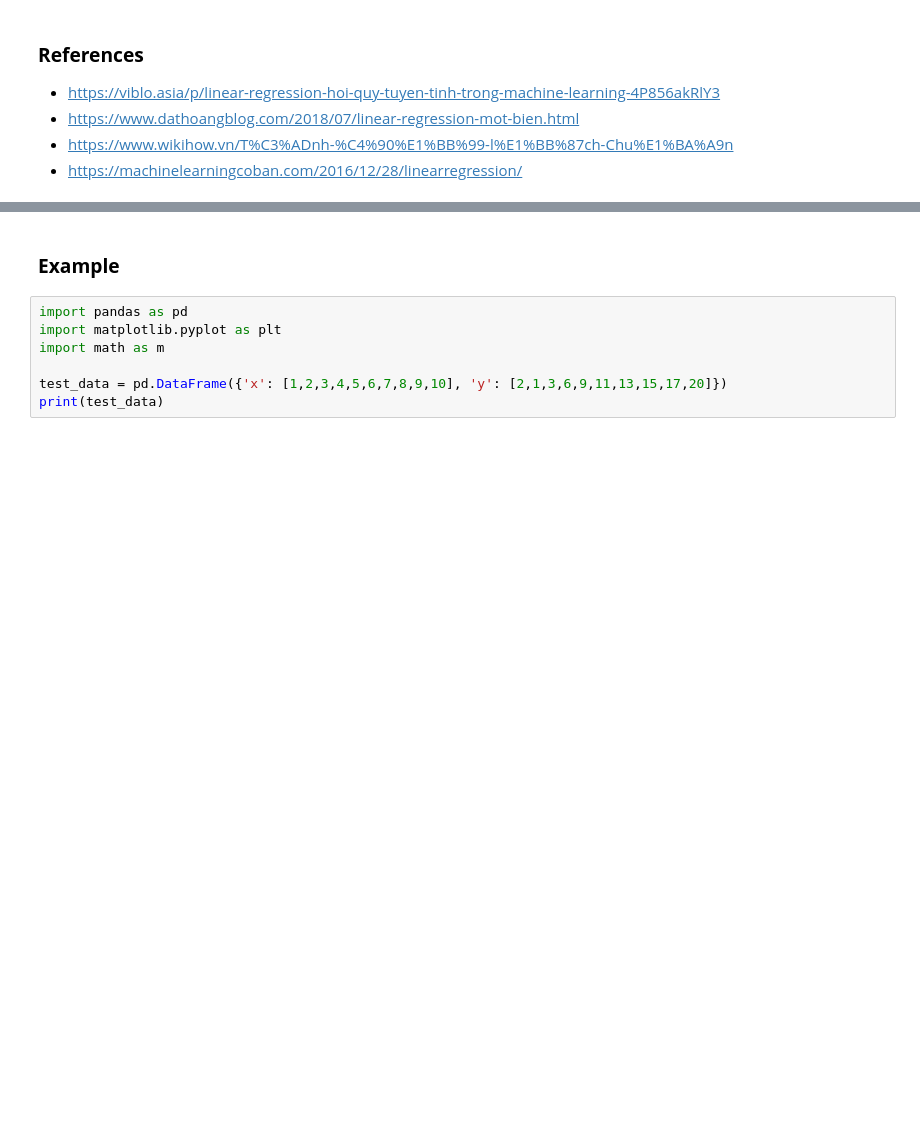
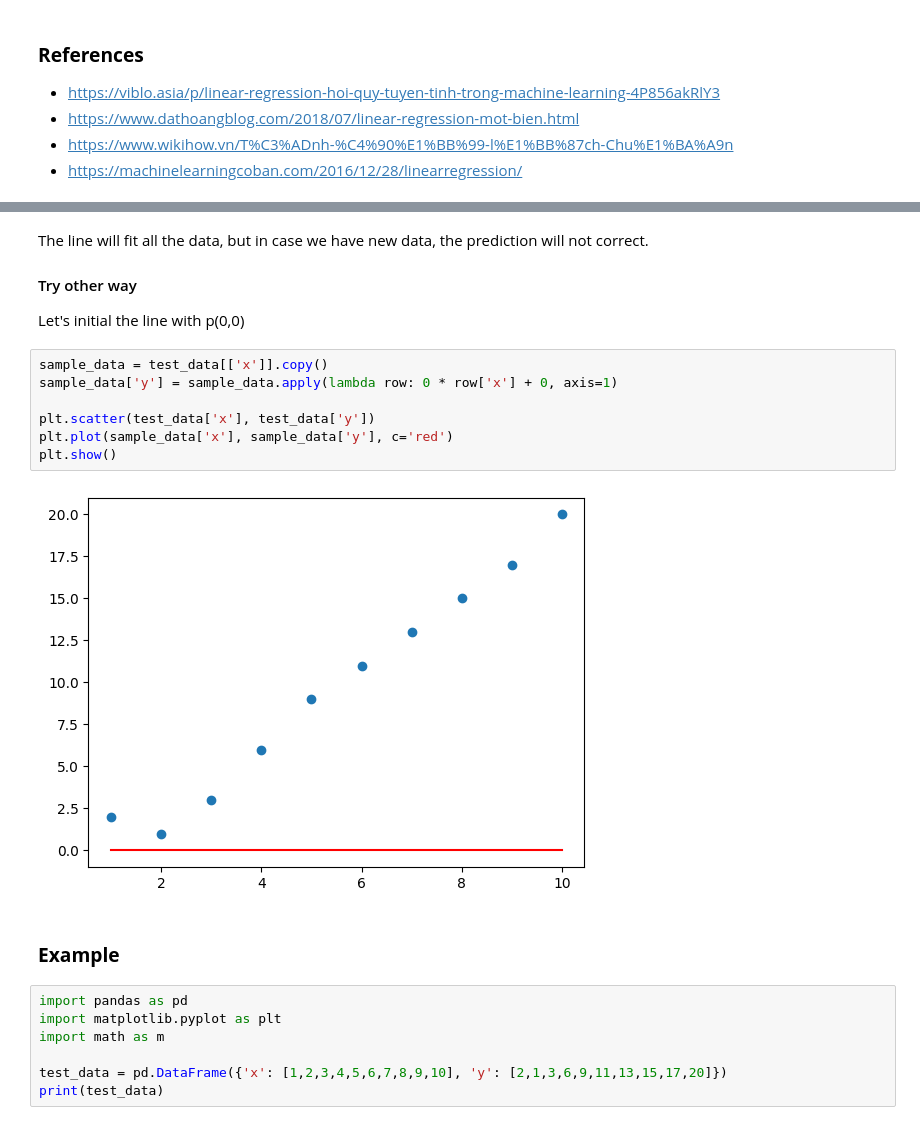
Before and after one commit to tannguyen-96/ai-practice, a Jupyter notebook: algorithms/linear rergression/linear-regression.ipynb, the cells around one changed output, grey strips where cells are left out. Drawn from its saved outputs; the diff is of its cells as text; blank space fills up the shorter version.

```diff
--- a/linear-regression.ipynb
+++ b/algorithms/linear rergression/linear-regression.ipynb
@@ -7,3 +69,16 @@
+# %% [markdown]
+The line will fit all the data, but in case we have new data, the prediction will not correct.
+#### Try other way
+Let's initial the line with p(0,0)
+# %%
+sample_data = test_data[['x']].copy()
+sample_data['y'] = sample_data.apply(lambda row: 0 * row['x'] + 0, axis=1)
+
+plt.scatter(test_data['x'], test_data['y'])
+plt.plot(sample_data['x'], sample_data['y'], c='red')
+plt.show()
+# %% [output]
+[figure, added]
 # %% [markdown]
 ### **Example**
 # %%
```
Also changed, not shown: parts of 7 cells of this notebook, 4 other files.
